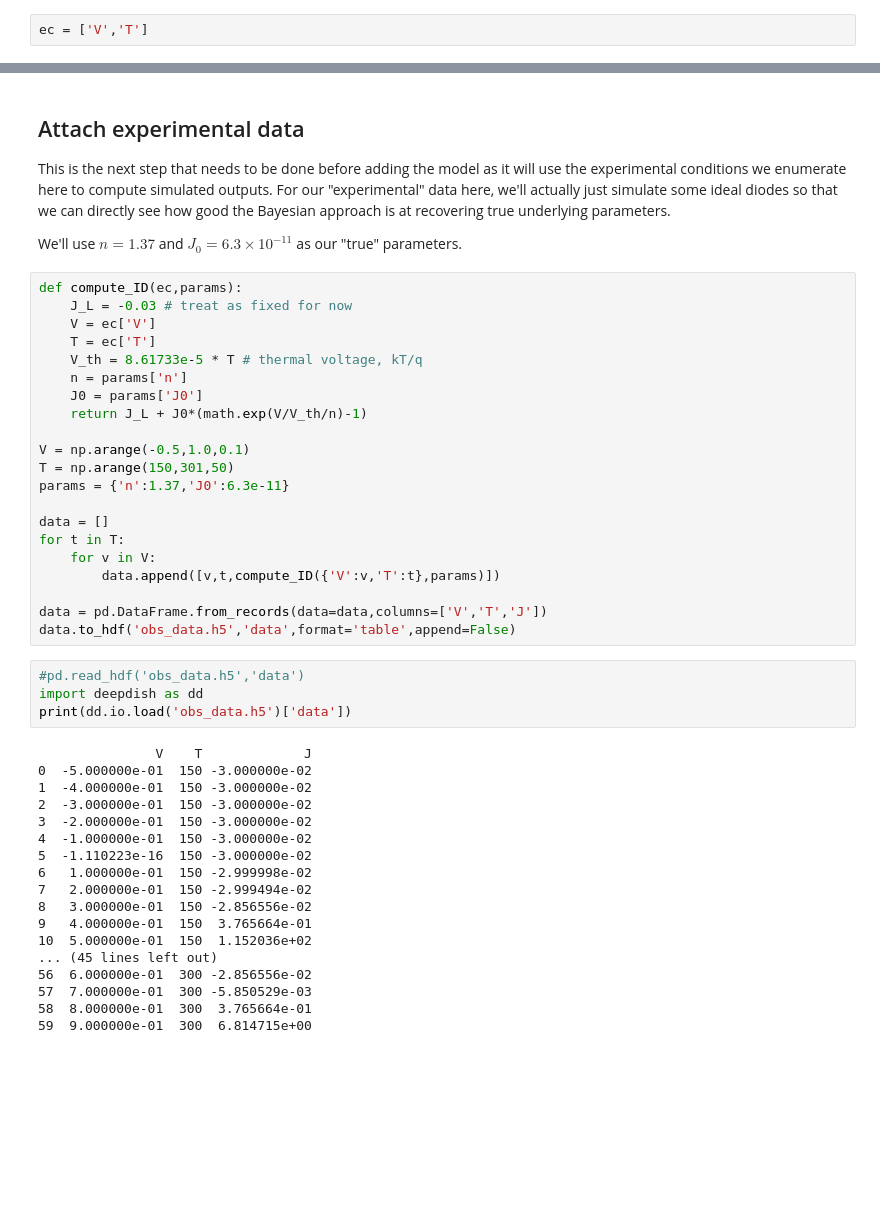
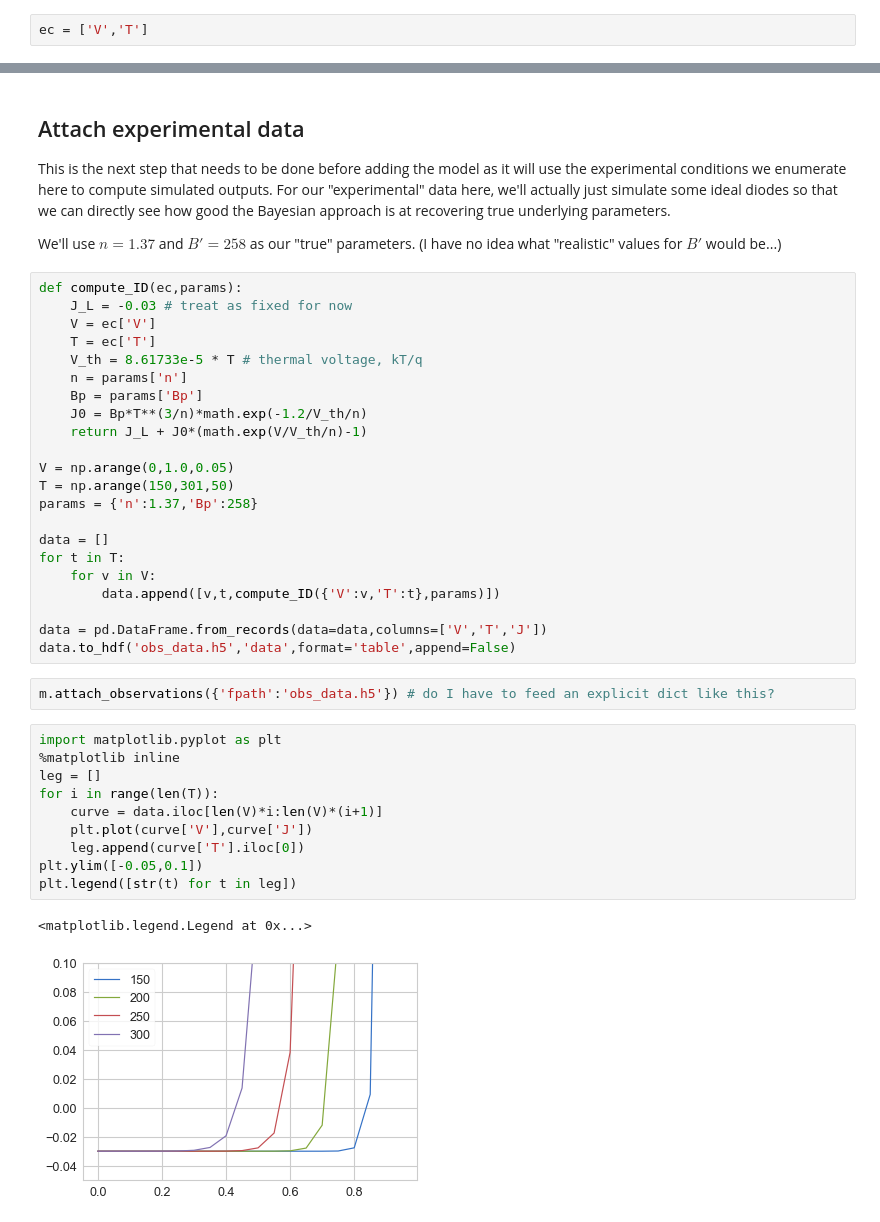
Before and after one commit to PV-Lab/bayesim, a Jupyter notebook: examples/ideal_diode.ipynb, the cells around one changed output, grey strips where cells are left out. Cells and saved outputs as stored; diff of their text form; blank space fills up the shorter version.

```diff
--- a/examples/ideal_diode.ipynb
+++ b/examples/ideal_diode.ipynb
@@ -51,7 +67,7 @@ ec = ['V','T']
 ## Attach experimental data
 This is the next step that needs to be done before adding the model as it will use the experimental conditions we enumerate here to compute simulated outputs. For our "experimental" data here, we'll actually just simulate some ideal diodes so that we can directly see how good the Bayesian approach is at recovering true underlying parameters.
 
-We'll use $n=1.37$ and $J_0=6.3\times 10^{-11}$ as our "true" parameters.
+We'll use $n=1.37$ and $B'=258$ as our "true" parameters. (I have no idea what "realistic" values for $B'$ would be...)
 # %%
 def compute_ID(ec,params):
     J_L = -0.03 # treat as fixed for now
@@ -59,12 +75,13 @@ def compute_ID(ec,params):
     T = ec['T']
     V_th = 8.61733e-5 * T # thermal voltage, kT/q
     n = params['n']
-    J0 = params['J0']
+    Bp = params['Bp']
+    J0 = Bp*T**(3/n)*math.exp(-1.2/V_th/n)
     return J_L + J0*(math.exp(V/V_th/n)-1)
 
-V = np.arange(-0.5,1.0,0.1)
+V = np.arange(0,1.0,0.05)
 T = np.arange(150,301,50)
-params = {'n':1.37,'J0':6.3e-11}
+params = {'n':1.37,'Bp':258}
 
 data = []
 for t in T:
@@ -73,25 +90,18 @@ for t in T:
 
 data = pd.DataFrame.from_records(data=data,columns=['V','T','J'])
 data.to_hdf('obs_data.h5','data',format='table',append=False)
-# %%
-#pd.read_hdf('obs_data.h5','data')
-import deepdish as dd
-print(dd.io.load('obs_data.h5')['data'])
-# %% [output]
-               V    T             J
-0  -5.000000e-01  150 -3.000000e-02
-1  -4.000000e-01  150 -3.000000e-02
-2  -3.000000e-01  150 -3.000000e-02
-3  -2.000000e-01  150 -3.000000e-02
-4  -1.000000e-01  150 -3.000000e-02
-5  -1.110223e-16  150 -3.000000e-02
-6   1.000000e-01  150 -2.999998e-02
-7   2.000000e-01  150 -2.999494e-02
-8   3.000000e-01  150 -2.856556e-02
-9   4.000000e-01  150  3.765664e-01
-10  5.000000e-01  150  1.152036e+02
-... (45 lines left out)
-56  6.000000e-01  300 -2.856556e-02
-57  7.000000e-01  300 -5.850529e-03
-58  8.000000e-01  300  3.765664e-01
-59  9.000000e-01  300  6.814715e+00
+# %%
+m.attach_observations({'fpath':'obs_data.h5'}) # do I have to feed an explicit dict like this?
+# %%
+import matplotlib.pyplot as plt
+%matplotlib inline
+leg = []
+for i in range(len(T)):
+    curve = data.iloc[len(V)*i:len(V)*(i+1)]
+    plt.plot(curve['V'],curve['J'])
+    leg.append(curve['T'].iloc[0])
+plt.ylim([-0.05,0.1])
+plt.legend([str(t) for t in leg])
+# %% [output]
+<matplotlib.legend.Legend at 0x...>
+[figure, added]
```
Also changed, not shown: parts of 18 cells of this notebook, 3 other files.
